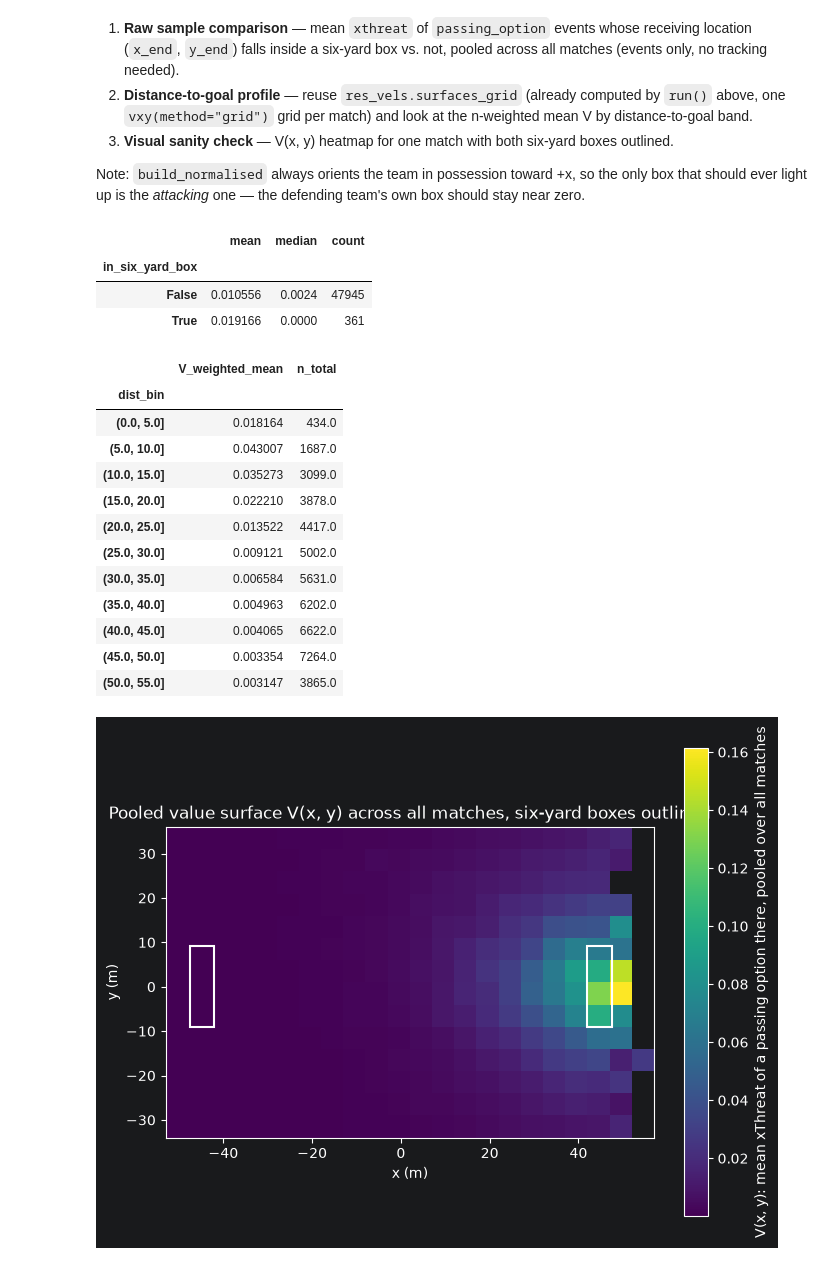
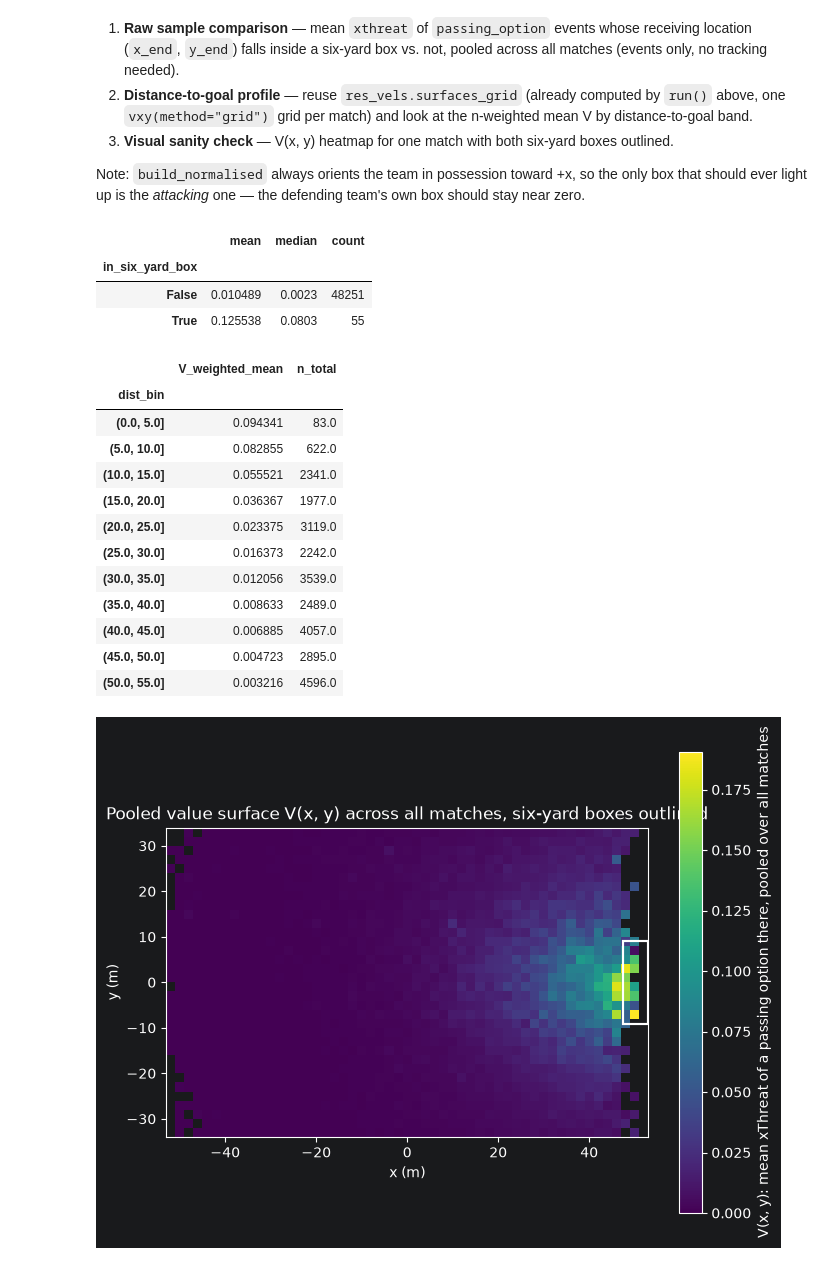
Before and after one commit to piperojas0618/analytics_cup_2.0_defense, a Jupyter notebook: notebooks/02_velocities.ipynb, the cells around one changed output. Saved outputs shown, nothing was run; the diff lists cells and outputs as text; code cells hidden in the pictures.

Commit message:
Correct six-yard box xtreat

```diff
--- a/notebooks/02_velocities.ipynb
+++ b/notebooks/02_velocities.ipynb
@@ -8,12 +8,13 @@ sys.path.insert(0, str(ROOT))
 import pandas as pd
 from src.config import load_config
 from src.runs.run_velocities import run
-from src.features.value_surface import normalised_velocities
+from src.features.value_surface import normalised_velocities, in_six_yard_box
 from src.data_io.load import load_match
 from src.data_io.transform import build_normalised
 
 pd.set_option("display.width", 160)
 cfg = load_config(ROOT / "config.yaml")
+FIG = ROOT / "outputs" / "figures";
 # %%
 res_vels = run(cfg=cfg)  # loops every match in matches_dir, one in RAM at a time
 # %% [output]
@@ -75,11 +76,6 @@ team's own box should stay near zero.
 # %%
 import numpy as np
 from src.data_io.load import iter_matches, list_match_ids
-
-
-def in_six_yard_box(x, y, pitch_length):
-    return (x.abs() >= pitch_length / 2 - 5.5) & (x.abs() <= pitch_length / 2) & (y.abs() <= 9.16)
-
 
 # Check 1: raw samples, pooled across all matches. with_tracking=False - this
 # only needs event columns, not the (slow) tracking file.
@@ -95,8 +91,8 @@ po_all.groupby("in_six_yard_box").xthreat.agg(["mean", "median", "count"])
 # %% [output]
 |  | mean | median | count |
 | in_six_yard_box |  |  |  |
-| False | 0.010556 | 0.0024 | 47945 |
-| True | 0.019166 | 0.0000 | 361 |
+| False | 0.010489 | 0.0023 | 48251 |
+| True | 0.125538 | 0.0803 | 55 |
 # %%
 # Check 2: distance-to-goal profile from res_vels.surfaces_grid - now ONE
 # pooled grid over all matches (run_velocities.run concatenates events, not
@@ -106,50 +102,53 @@ po_all.groupby("in_six_yard_box").xthreat.agg(["mean", "median", "count"])
 L_ref = 105.0  # standard pitch, only used to define the distance bands
 surf = res_vels.surfaces_grid
 surf = surf[surf.n > 0].copy()
-surf["dist_to_goal"] = L_ref / 2 - surf.x.abs()
+surf["dist_to_goal"] = L_ref / 2 - surf.x
+surf = surf[surf.dist_to_goal >= 0]  # drop cells behind the goal line
 bins = np.arange(0, L_ref / 2 + 5, 5)
+
 surf["dist_bin"] = pd.cut(surf.dist_to_goal, bins)
 surf.groupby("dist_bin", observed=True).apply(
     lambda g: pd.Series({"V_weighted_mean": np.average(g.V, weights=g.n), "n_total": g.n.sum()}))
 # %% [output]
 |  | V_weighted_mean | n_total |
 | dist_bin |  |  |
-| (0.0, 5.0] | 0.018164 | 434.0 |
-| (5.0, 10.0] | 0.043007 | 1687.0 |
-| (10.0, 15.0] | 0.035273 | 3099.0 |
-| (15.0, 20.0] | 0.022210 | 3878.0 |
-| (20.0, 25.0] | 0.013522 | 4417.0 |
-| (25.0, 30.0] | 0.009121 | 5002.0 |
-| (30.0, 35.0] | 0.006584 | 5631.0 |
-| (35.0, 40.0] | 0.004963 | 6202.0 |
-| (40.0, 45.0] | 0.004065 | 6622.0 |
-| (45.0, 50.0] | 0.003354 | 7264.0 |
-| (50.0, 55.0] | 0.003147 | 3865.0 |
+| (0.0, 5.0] | 0.094341 | 83.0 |
+| (5.0, 10.0] | 0.082855 | 622.0 |
+| (10.0, 15.0] | 0.055521 | 2341.0 |
+| (15.0, 20.0] | 0.036367 | 1977.0 |
+| (20.0, 25.0] | 0.023375 | 3119.0 |
+| (25.0, 30.0] | 0.016373 | 2242.0 |
+| (30.0, 35.0] | 0.012056 | 3539.0 |
+| (35.0, 40.0] | 0.008633 | 2489.0 |
+| (40.0, 45.0] | 0.006885 | 4057.0 |
+| (45.0, 50.0] | 0.004723 | 2895.0 |
+| (50.0, 55.0] | 0.003216 | 4596.0 |
 # %%
 # Check 3: visual sanity check on the POOLED surface (res_vels.surfaces_grid,
 # all matches, one shared grid) - only the attacking (+x) box should light up,
 # since build_normalised always orients the team in possession toward +x.
 import matplotlib.pyplot as plt
 import matplotlib.patches as patches
 from src.data_io.load import iter_matches, list_match_ids
 
 # Same "largest pitch in the set" sizing run() used, recomputed here (not
 # hardcoded) so this stays correct if the match set changes.
 L = max(m.pitch_length for m in iter_matches(cfg["data"]["matches_dir"],
                                              list_match_ids(cfg["data"]["matches_dir"]), with_tracking=False))
 grid = res_vels.surfaces_grid.pivot(index="y", columns="x", values="V")
 
 fig, ax = plt.subplots(figsize=(7, 5))
 mesh = ax.pcolormesh(grid.columns, grid.index, grid.to_numpy(), shading="nearest", cmap="viridis")
 fig.colorbar(mesh, ax=ax, label="V(x, y): mean xThreat of a passing option there, pooled over all matches")
 for sign in (1, -1):
-    ax.add_patch(patches.Rectangle((sign * (L / 2 - 5.5), -9.16), -sign * 5.5, 18.32,
+    ax.add_patch(patches.Rectangle((L / 2 - 5.5, -9.16), 5.5, 18.32,
                                    fill=False, edgecolor="white", linewidth=1.5))
 ax.set_xlabel("x (m)");
 ax.set_ylabel("y (m)");
 ax.set_aspect("equal")
 ax.set_title("Pooled value surface V(x, y) across all matches, six-yard boxes outlined")
 plt.tight_layout()
 plt.show()
+fig.savefig(FIG / "02_value_surface.png", dpi=200, bbox_inches="tight")
 # %% [output]
-[figure, old version]
+[figure, new version]
```
Also changed, not shown: parts of 1 cell of this notebook, 5 other files.
